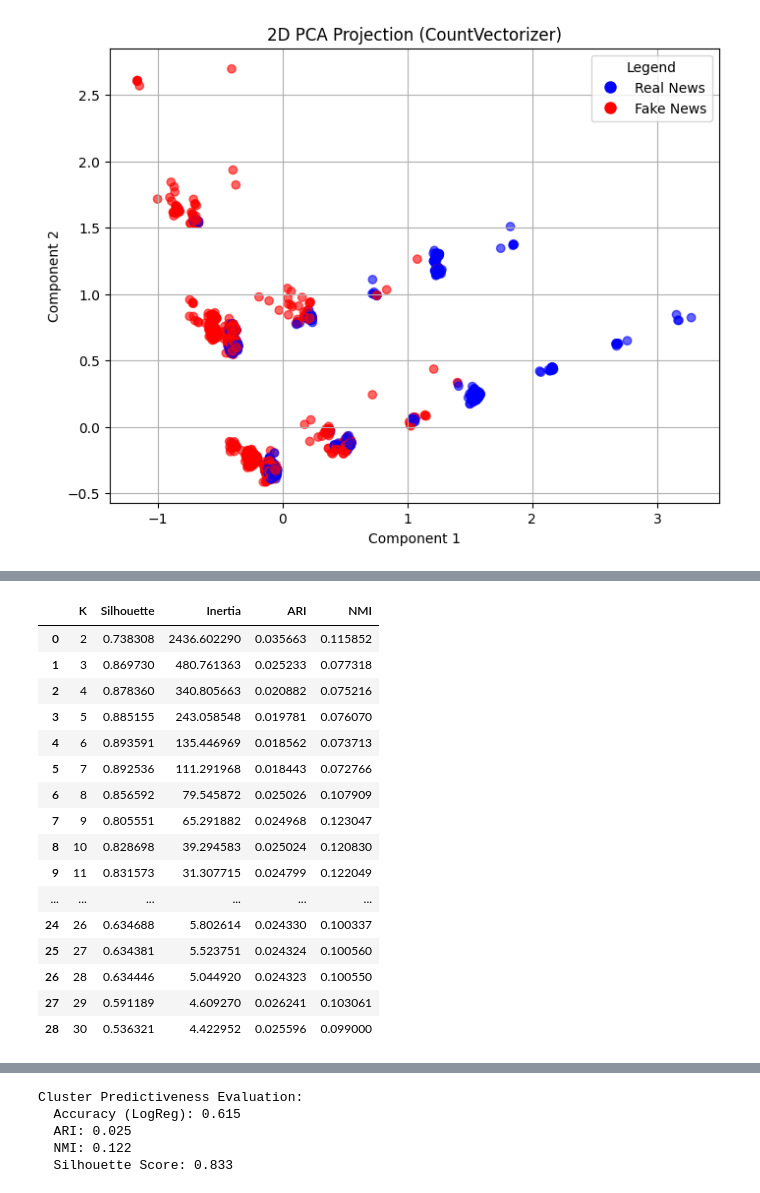
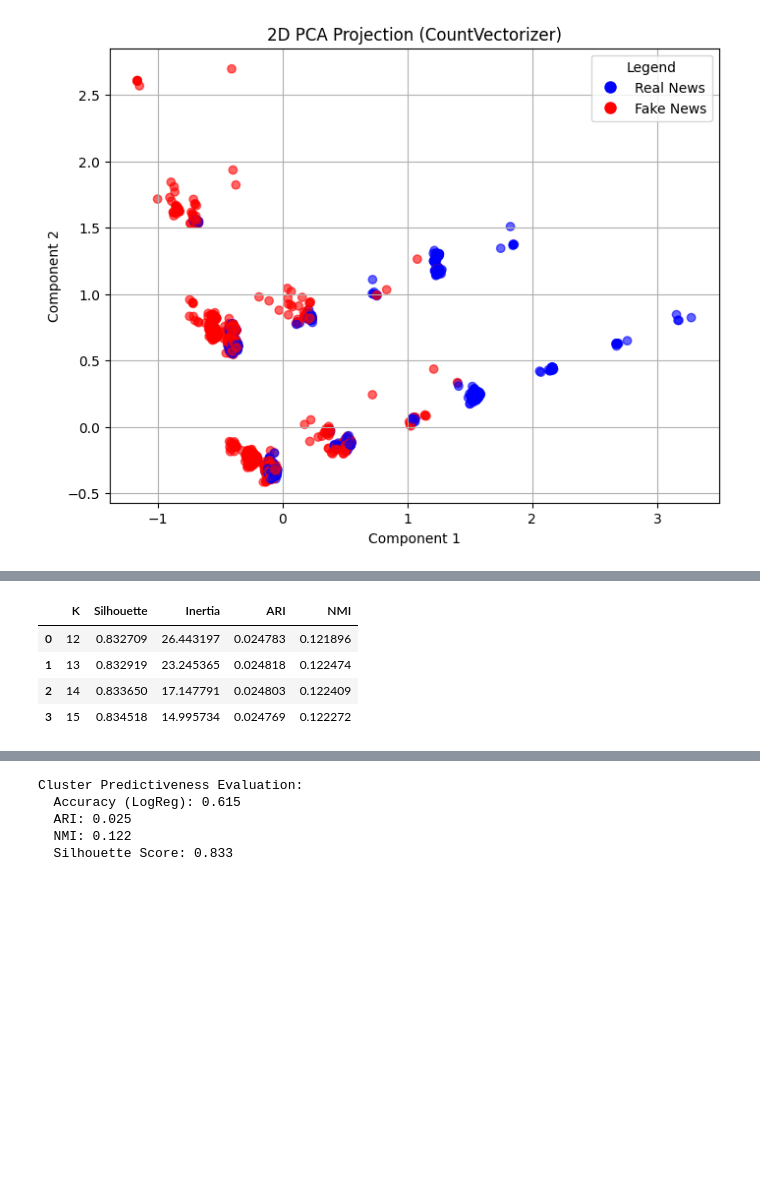
Before and after one commit to link1226/CAP4770-Project, a Jupyter notebook: notebooks/JoesNotebook.ipynb, the cells around one changed output, grey strips where cells are left out. Drawn from its saved outputs; the diff is of its cells as text; code cells hidden in the pictures; blank space fills up the shorter version.

```diff
--- a/notebooks/JoesNotebook.ipynb
+++ b/notebooks/JoesNotebook.ipynb
@@ -308,24 +295,12 @@ display_pca_words(components, features, 10)
 # %%
 # Find Optimal Number of Clusters
-evaluate_clustering_model(x_pca, labels_sample)
+evaluate_clustering_model(x_pca, labels_sample, range(12, 16))
 # %% [output]
 |  | K | Silhouette | Inertia | ARI | NMI |
-| 0 | 2 | 0.738308 | 2436.602290 | 0.035663 | 0.115852 |
-| 1 | 3 | 0.869730 | 480.761363 | 0.025233 | 0.077318 |
-| 2 | 4 | 0.878360 | 340.805663 | 0.020882 | 0.075216 |
-| 3 | 5 | 0.885155 | 243.058548 | 0.019781 | 0.076070 |
-| 4 | 6 | 0.893591 | 135.446969 | 0.018562 | 0.073713 |
-| 5 | 7 | 0.892536 | 111.291968 | 0.018443 | 0.072766 |
-| 6 | 8 | 0.856592 | 79.545872 | 0.025026 | 0.107909 |
-| 7 | 9 | 0.805551 | 65.291882 | 0.024968 | 0.123047 |
-| 8 | 10 | 0.828698 | 39.294583 | 0.025024 | 0.120830 |
-| 9 | 11 | 0.831573 | 31.307715 | 0.024799 | 0.122049 |
-| ... | ... | ... | ... | ... | ... |
-| 24 | 26 | 0.634688 | 5.802614 | 0.024330 | 0.100337 |
-| 25 | 27 | 0.634381 | 5.523751 | 0.024324 | 0.100560 |
-| 26 | 28 | 0.634446 | 5.044920 | 0.024323 | 0.100550 |
-| 27 | 29 | 0.591189 | 4.609270 | 0.026241 | 0.103061 |
-| 28 | 30 | 0.536321 | 4.422952 | 0.025596 | 0.099000 |
+| 0 | 12 | 0.832709 | 26.443197 | 0.024783 | 0.121896 |
+| 1 | 13 | 0.832919 | 23.245365 | 0.024818 | 0.122474 |
+| 2 | 14 | 0.833650 | 17.147791 | 0.024803 | 0.122409 |
+| 3 | 15 | 0.834518 | 14.995734 | 0.024769 | 0.122272 |
 # %%
 # Perform Cluster Analysis
 kmeans = KMeans(n_clusters=13, random_state=42)
```
Also changed, not shown: parts of 24 cells of this notebook.
